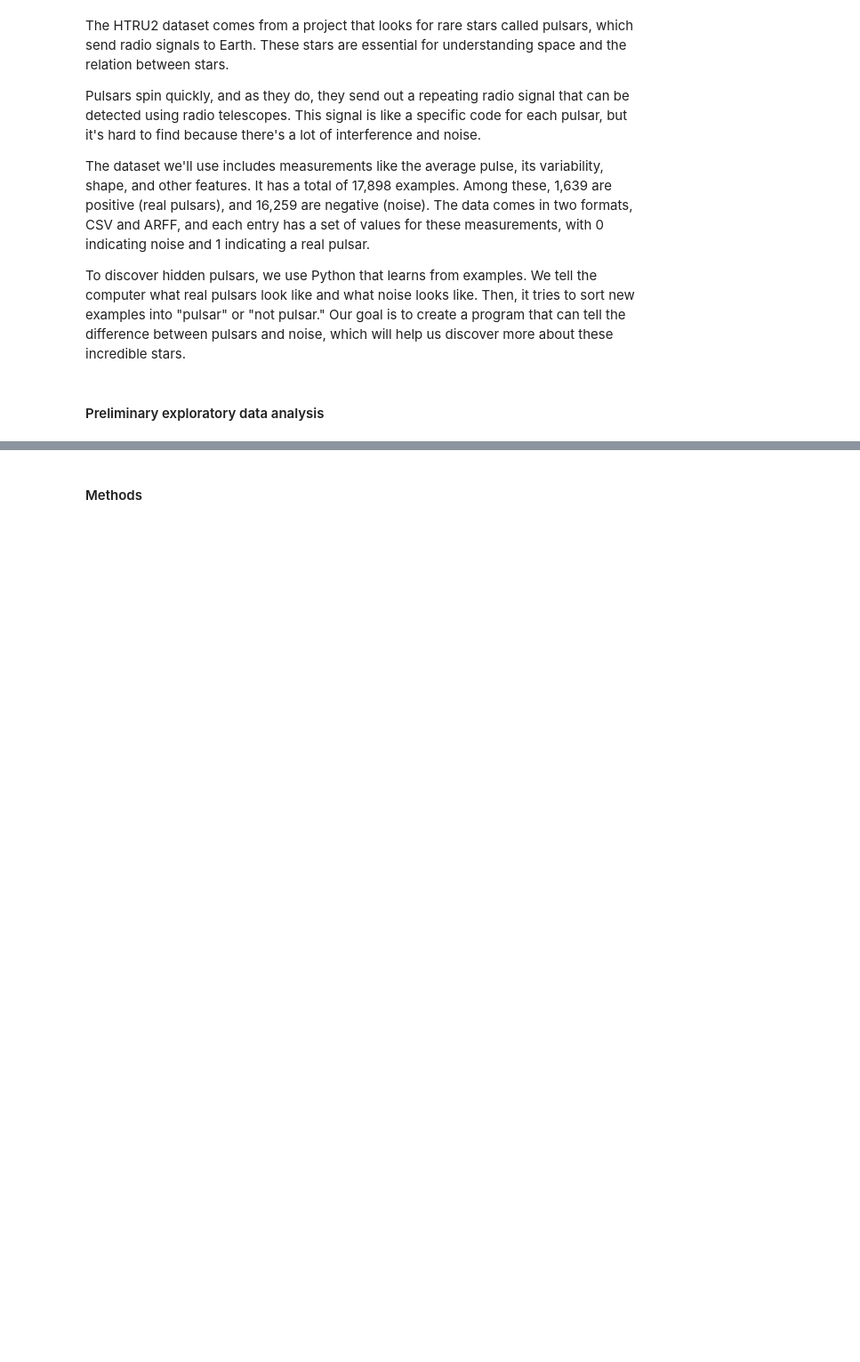
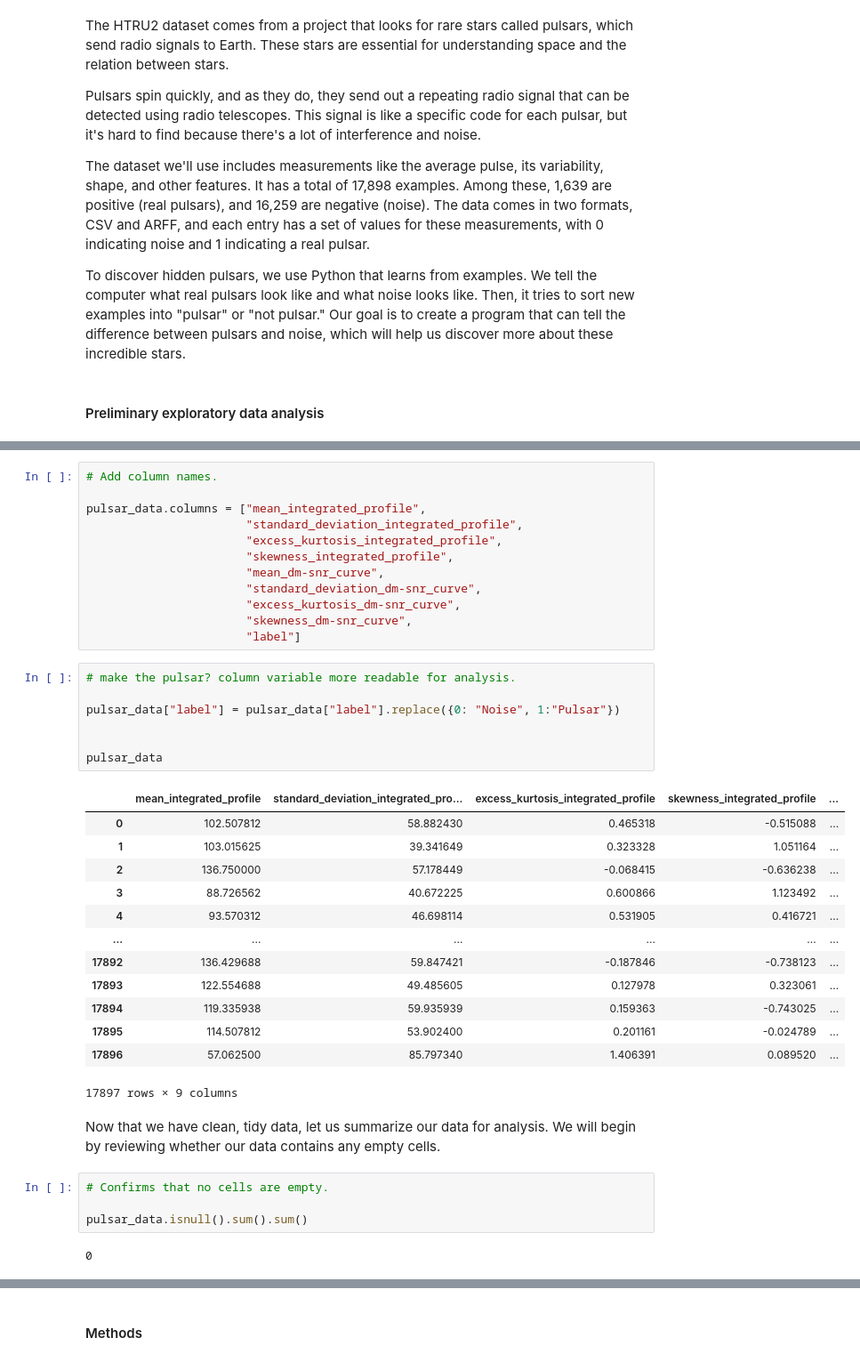
Before and after one commit to Tikio88/Group22_Project, a Jupyter notebook: Project_proposal.ipynb, the cells around one changed output, grey strips where cells are left out. Shown at 89% size. Saved outputs shown, nothing was run; the diff lists cells and outputs as text; blank space fills up the shorter version.

```diff
--- a/Project_proposal.ipynb
+++ b/Project_proposal.ipynb
@@ -23,0 +43,41 @@ To discover hidden pulsars, we use Python that learns from examples. We tell the
+# %%
+# Add column names.
+
+pulsar_data.columns = ["mean_integrated_profile",
+                       "standard_deviation_integrated_profile",
+                       "excess_kurtosis_integrated_profile",
+                       "skewness_integrated_profile",
+                       "mean_dm-snr_curve",
+                       "standard_deviation_dm-snr_curve",
+                       "excess_kurtosis_dm-snr_curve",
+                       "skewness_dm-snr_curve",
+                       "label"]
+# %%
+# make the pulsar? column variable more readable for analysis.
+
+pulsar_data["label"] = pulsar_data["label"].replace({0: "Noise", 1:"Pulsar"})
+
+
+pulsar_data
+# %% [output]
+|  | mean_integrated_profile | standard_deviation_integrated_pro... | excess_kurtosis_integrated_profile | skewness_integrated_profile | ... |
+| 0 | 102.507812 | 58.882430 | 0.465318 | -0.515088 | ... |
+| 1 | 103.015625 | 39.341649 | 0.323328 | 1.051164 | ... |
+| 2 | 136.750000 | 57.178449 | -0.068415 | -0.636238 | ... |
+| 3 | 88.726562 | 40.672225 | 0.600866 | 1.123492 | ... |
+| 4 | 93.570312 | 46.698114 | 0.531905 | 0.416721 | ... |
+| ... | ... | ... | ... | ... | ... |
+| 17892 | 136.429688 | 59.847421 | -0.187846 | -0.738123 | ... |
+| 17893 | 122.554688 | 49.485605 | 0.127978 | 0.323061 | ... |
+| 17894 | 119.335938 | 59.935939 | 0.159363 | -0.743025 | ... |
+| 17895 | 114.507812 | 53.902400 | 0.201161 | -0.024789 | ... |
+| 17896 | 57.062500 | 85.797340 | 1.406391 | 0.089520 | ... |
+17897 rows × 9 columns
+# %% [markdown]
+Now that we have clean, tidy data, let us summarize our data for analysis. We will begin by reviewing whether our data contains any empty cells.
+# %%
+# Confirms that no cells are empty.
+
+pulsar_data.isnull().sum().sum()
+# %% [output]
+0
```
Also changed, not shown: parts of 15 cells of this notebook.
